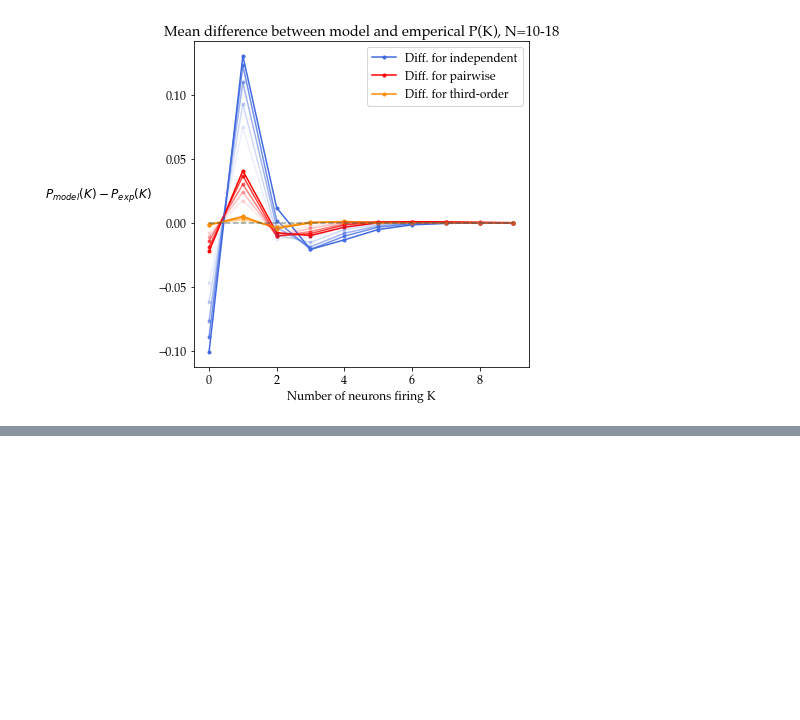
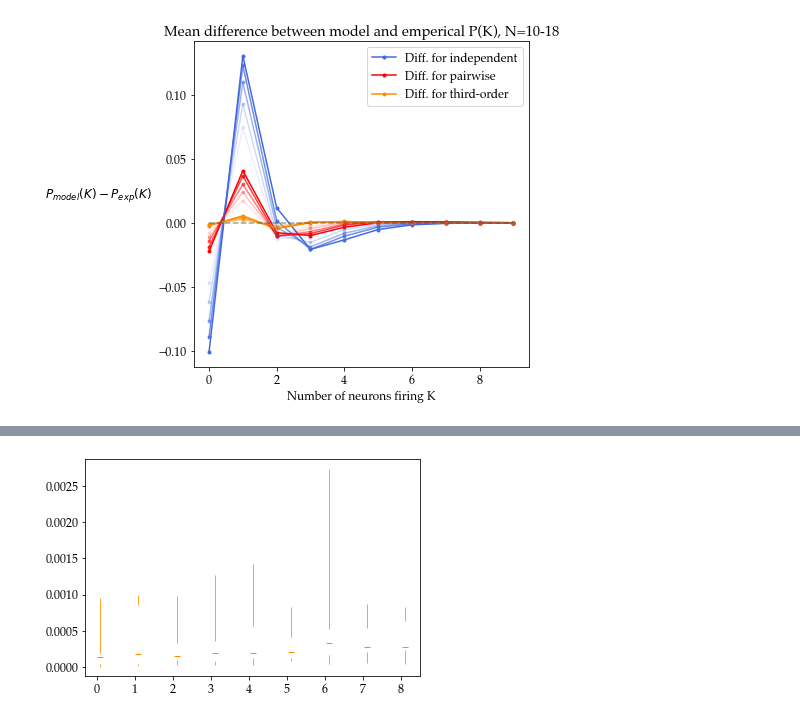
Before and after one commit to abramschon/maxent, a Jupyter notebook: notebooks/correlations.ipynb, the cells around one changed output, grey strips where cells are left out. Saved outputs shown, nothing was run; the diff lists cells and outputs as text; code cells hidden in the pictures; blank space fills up the shorter version.

```diff
--- a/notebooks/correlations.ipynb
+++ b/notebooks/correlations.ipynb
@@ -518,0 +594,4 @@ plt.show()
+# %%
+plot_quartiles(third_DKL,'darkorange', None, 0.1)
+# %% [output]
+[figure, added]
```
Also changed, not shown: parts of 16 cells of this notebook, 28 other files.
